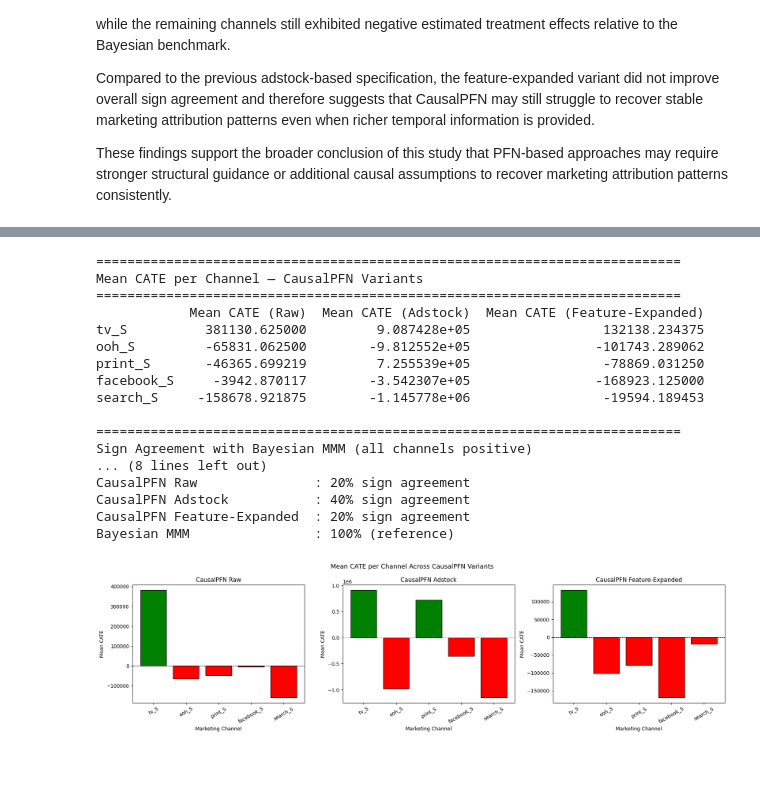
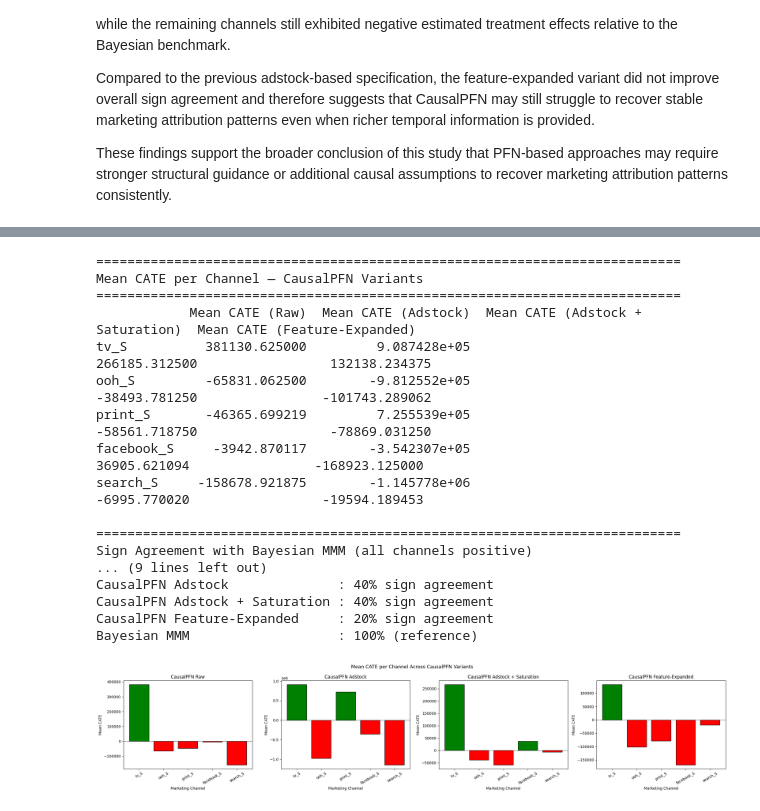
Before and after one commit to ismaelale13/seminar-mmm-pfn, a Jupyter notebook: notebooks/03_causal_pfn.ipynb, the cells around one changed output, grey strips where cells are left out. Drawn from its saved outputs; the diff is of its cells as text; code cells hidden in the pictures; blank space fills up the shorter version.

Commit message:
Saturation Effect

```diff
--- a/notebooks/03_causal_pfn.ipynb
+++ b/notebooks/03_causal_pfn.ipynb
@@ -517,0 +550,9 @@ purely on the binary presence of spend in a single week.
+# %%
+# Re-split dataset with adstock + saturation values
+
+train_adstock_sat = df_adstock_sat.iloc[:split_idx].copy()
+test_adstock_sat  = df_adstock_sat.iloc[split_idx:].copy()
+
+print("Adstock + Saturation split complete.")
+print("Train shape:", train_adstock_sat.shape)
+print("Test shape :", test_adstock_sat.shape)
@@ -714,6 +818,10 @@ cate_summary = pd.DataFrame({
 
     "Mean CATE (Adstock)": {
         ch: np.mean(results_ads[ch]) for ch in media_cols
+    },
+
+    "Mean CATE (Adstock + Saturation)": {
+        ch: np.mean(results_ads_sat[ch]) for ch in media_cols
     },
 
     "Mean CATE (Feature-Expanded)": {
@@ -745,6 +853,11 @@ sign_df = pd.DataFrame({
         for ch in media_cols
     ],
 
+    "CausalPFN Adstock + Saturation": [
+        "+" if np.mean(results_ads_sat[ch]) > 0 else "-"
+        for ch in media_cols
+    ],
+
     "CausalPFN Feature-Expanded": [
         "+" if np.mean(results_features[ch]) > 0 else "-"
         for ch in media_cols
@@ -765,43 +878,50 @@ match_ads = (
     / len(media_cols)
 ) * 100
 
+match_ads_sat = (
+    sum(np.mean(results_ads_sat[ch]) > 0 for ch in media_cols)
+    / len(media_cols)
+) * 100
+
 match_features = (
     sum(np.mean(results_features[ch]) > 0 for ch in media_cols)
     / len(media_cols)
 ) * 100
 
-print(f"\nCausalPFN Raw               : {match_raw:.0f}% sign agreement")
-print(f"CausalPFN Adstock           : {match_ads:.0f}% sign agreement")
-print(f"CausalPFN Feature-Expanded  : {match_features:.0f}% sign agreement")
-print(f"Bayesian MMM                : 100% (reference)")
+print(f"\nCausalPFN Raw                  : {match_raw:.0f}% sign agreement")
+print(f"CausalPFN Adstock              : {match_ads:.0f}% sign agreement")
+print(f"CausalPFN Adstock + Saturation : {match_ads_sat:.0f}% sign agreement")
+print(f"CausalPFN Feature-Expanded     : {match_features:.0f}% sign agreement")
+print(f"Bayesian MMM                   : 100% (reference)")
 # %% [output]
 ===========================================================================
 Mean CATE per Channel — CausalPFN Variants
 ===========================================================================
-            Mean CATE (Raw)  Mean CATE (Adstock)  Mean CATE (Feature-Expanded)
-tv_S          381130.625000         9.087428e+05                 132138.234375
-ooh_S         -65831.062500        -9.812552e+05                -101743.289062
-print_S       -46365.699219         7.255539e+05                 -78869.031250
-facebook_S     -3942.870117        -3.542307e+05                -168923.125000
-search_S     -158678.921875        -1.145778e+06                 -19594.189453
+            Mean CATE (Raw)  Mean CATE (Adstock)  Mean CATE (Adstock + Saturation)  Mean CATE (Feature-Expanded)
+tv_S          381130.625000         9.087428e+05                     266185.312500                 132138.234375
+ooh_S         -65831.062500        -9.812552e+05                     -38493.781250                -101743.289062
+print_S       -46365.699219         7.255539e+05                     -58561.718750                 -78869.031250
+facebook_S     -3942.870117        -3.542307e+05                      36905.621094                -168923.125000
+search_S     -158678.921875        -1.145778e+06                      -6995.770020                 -19594.189453
 
 ===========================================================================
 Sign Agreement with Bayesian MMM (all channels positive)
-... (8 lines left out)
-CausalPFN Raw               : 20% sign agreement
-CausalPFN Adstock           : 40% sign agreement
-CausalPFN Feature-Expanded  : 20% sign agreement
-Bayesian MMM                : 100% (reference)
+... (9 lines left out)
+CausalPFN Adstock              : 40% sign agreement
+CausalPFN Adstock + Saturation : 40% sign agreement
+CausalPFN Feature-Expanded     : 20% sign agreement
+Bayesian MMM                   : 100% (reference)
 # %%
 # Visualize mean CATE per channel for all CausalPFN variants
 # Green = positive estimated causal effect
 # Red = negative estimated causal effect
 
-fig, axes = plt.subplots(1, 3, figsize=(18, 5))
+fig, axes = plt.subplots(1, 4, figsize=(24, 5))
 
 variant_results = [
     ("CausalPFN Raw", results_raw),
     ("CausalPFN Adstock", results_ads),
+    ("CausalPFN Adstock + Saturation", results_ads_sat),
     ("CausalPFN Feature-Expanded", results_features)
 ]
 
@@ -814,34 +934,34 @@ for ax, (label, results) in zip(axes, variant_results):
         for v in means
     ]
 
     ax.bar(
         media_cols,
         means,
         color=colors,
         edgecolor="black"
     )
 
     ax.axhline(
         y=0,
         color="black",
         linestyle="--",
         linewidth=0.8
     )
 
     ax.set_title(label)
     ax.set_xlabel("Marketing Channel")
     ax.set_ylabel("Mean CATE")
     ax.tick_params(axis="x", rotation=30)
 
 plt.suptitle(
     "Mean CATE per Channel Across CausalPFN Variants",
     fontsize=13
 )
 
 plt.tight_layout()
 plt.show()
 # %% [output]
-[figure, old version]
+[figure, new version]
 # %% [markdown]
 ### Findings: Mean CATE Summary
 
```
Also changed, not shown: parts of 13 cells of this notebook.
